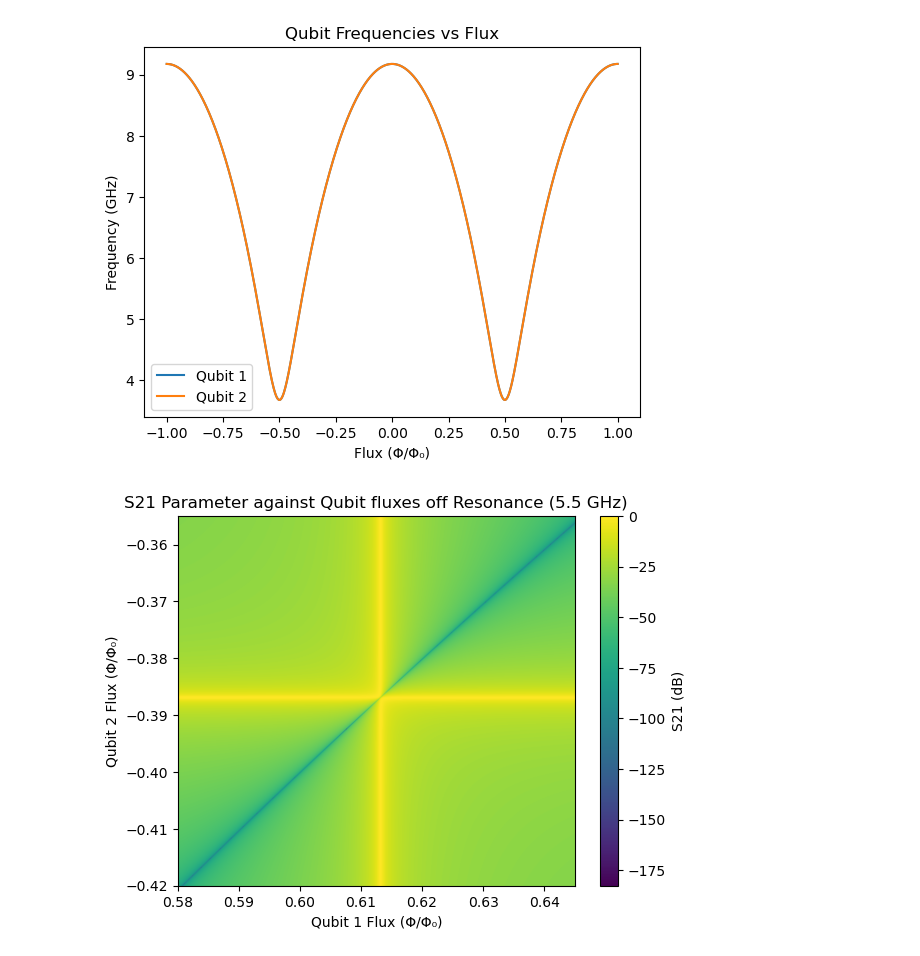
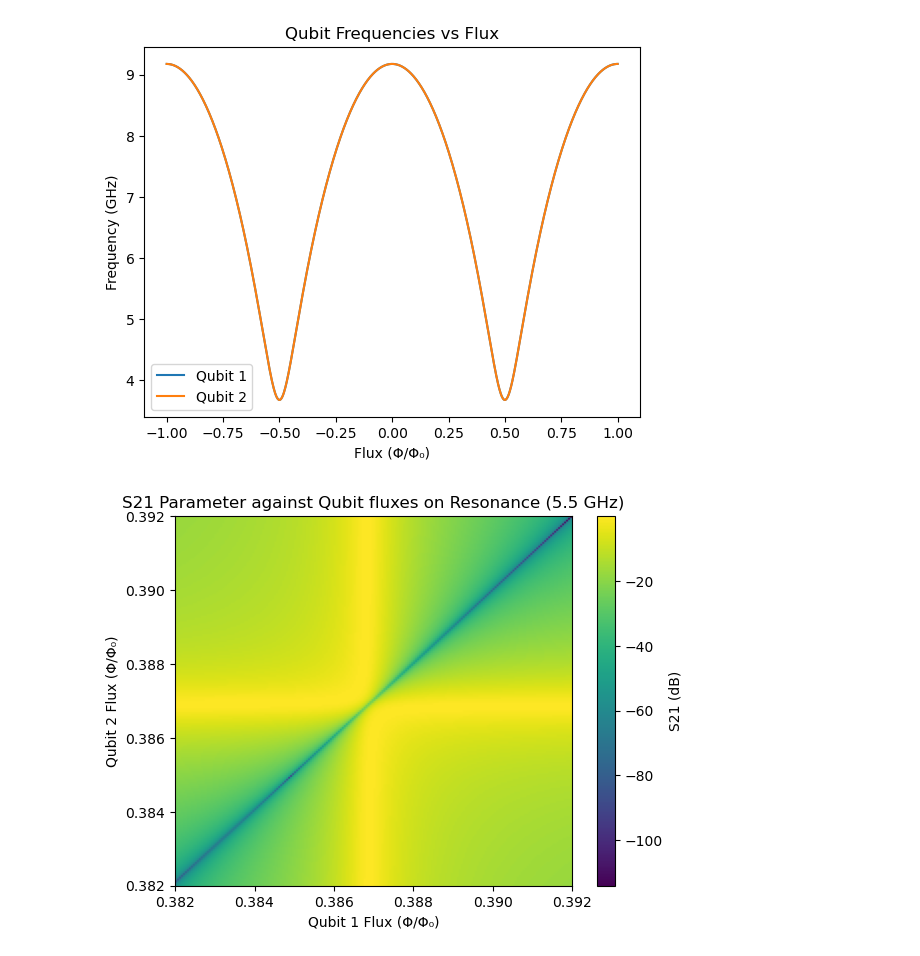
Before and after one commit to foysalx/TwoQubitHeatValve, a Jupyter notebook: 2QHVABCD.ipynb, the cells around one changed output. Saved outputs shown, nothing was run; the diff lists cells and outputs as text; code cells hidden in the pictures.

```diff
--- a/2QHVABCD.ipynb
+++ b/2QHVABCD.ipynb
@@ -150,8 +150,8 @@ l4 = (7*l_f)/12
 l5 = l_f/6
 l6 = l_f/4
 # %%
-phi_q1_values = np.linspace(-0.42, -0.355, N)*phi_0#(0.578, 0.58, N) * phi_0#(-0.425, -0.415, N) * phi_0 (0.574, 0.584, N)*phi_0
-phi_q2_values = np.linspace(0.58, 0.645, N)*phi_0#(-0.422, -0.420, N) * phi_0#(0.57, 0.59, N) * phi_0 (-0.426, -0.416, N)*phi_0
+phi_q1_values = np.linspace(0.382, 0.392, N)*phi_0#(0.578, 0.58, N) * phi_0#(-0.425, -0.415, N) * phi_0 (0.574, 0.584, N)*phi_0
+phi_q2_values = np.linspace(0.382, 0.392, N)*phi_0#(-0.422, -0.420, N) * phi_0#(0.57, 0.59, N) * phi_0 (-0.426, -0.416, N)*phi_0
 S_21_vals = np.zeros((N,N), dtype=complex)
 f_q1_vals = np.zeros(N)
 f_q2_vals = np.zeros(N)
@@ -215,16 +215,16 @@ plt.show()
 # %%
 plt.figure()
 plt.imshow(
     20 * np.log10(np.abs(S_21_vals)),
     extent=(phi_q2_values[0]/phi_0, phi_q2_values[-1]/phi_0, phi_q1_values[0]/phi_0, phi_q1_values[-1]/phi_0),
     origin='lower',
     aspect='auto',
     cmap='viridis'
 )
 plt.colorbar(label='S21 (dB)')
 plt.xlabel('Qubit 1 Flux (Φ/Φ₀)')
 plt.ylabel('Qubit 2 Flux (Φ/Φ₀)')
-plt.title('S21 Parameter against Qubit fluxes off Resonance (5.5 GHz)')
+plt.title('S21 Parameter against Qubit fluxes on Resonance (5.5 GHz)')
 plt.show()
 # %% [output]
-[figure, old version]
+[figure, new version]
```
Also changed, not shown: parts of 6 cells of this notebook.
